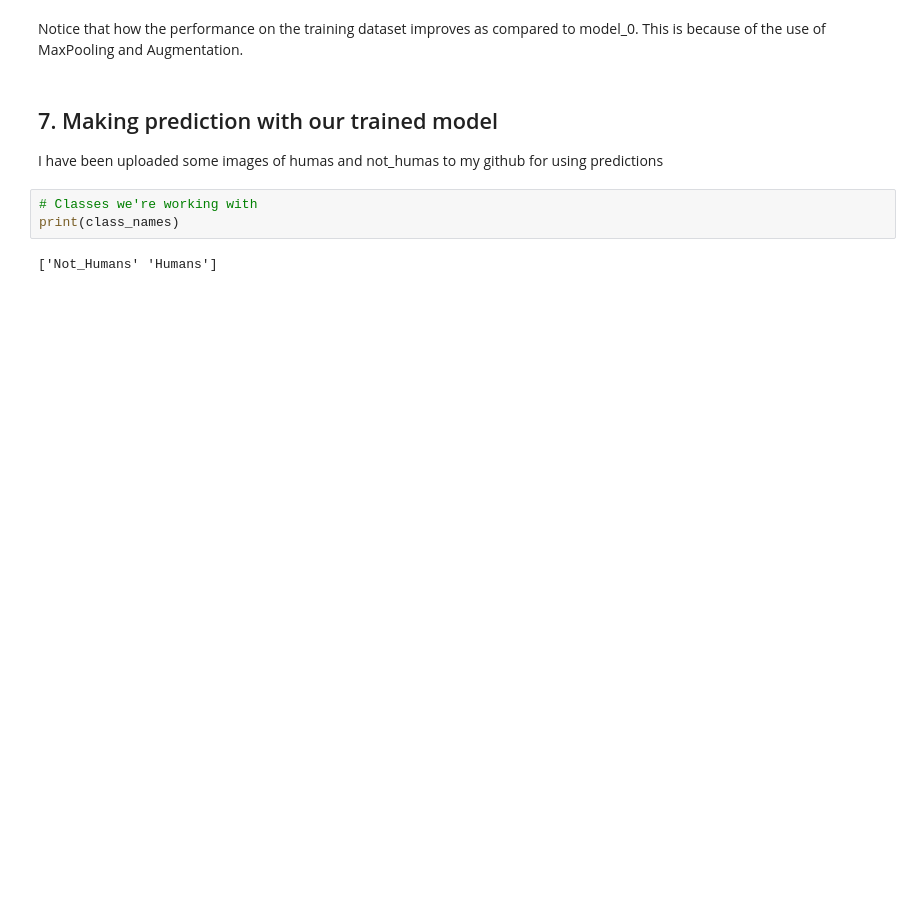
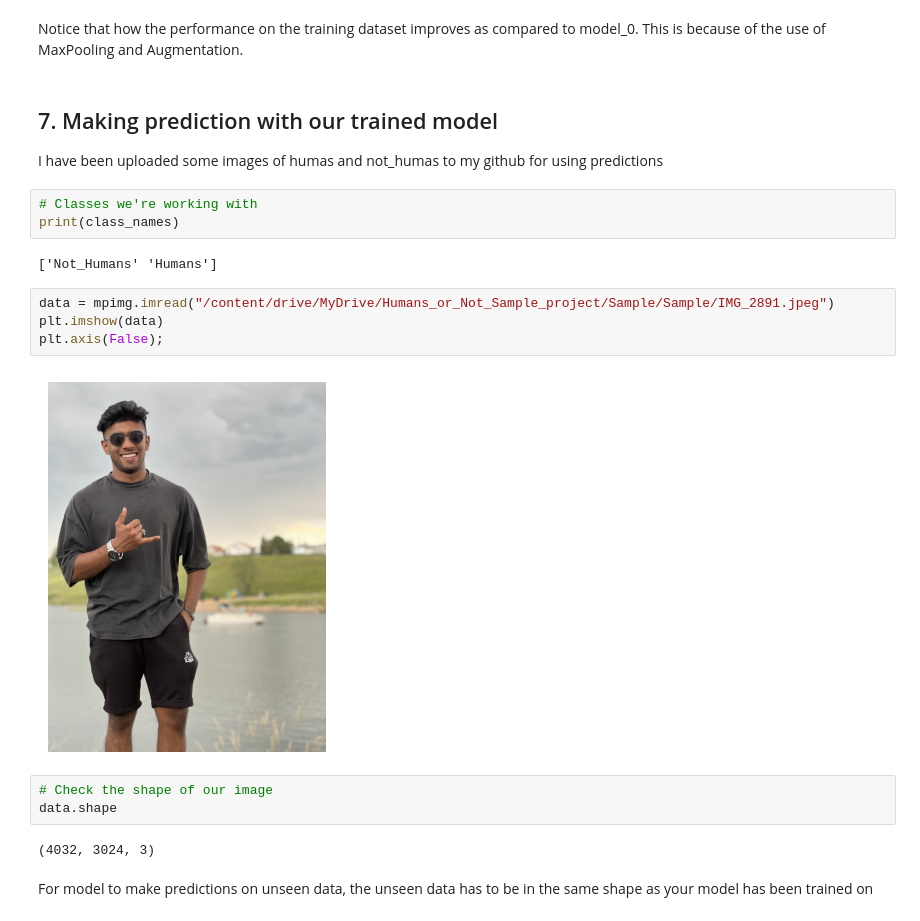
Before and after one commit to charles01george/Humans_or_not, a Jupyter notebook: Humans_or_not_Sample.ipynb, the cells around one changed output. Drawn from its saved outputs; the diff is of its cells as text; blank space fills up the shorter version.

```diff
--- a/Humans_or_not_Sample.ipynb
+++ b/Humans_or_not_Sample.ipynb
@@ -370,3 +370,16 @@ I have been uploaded some images of humas and not_humas to my github for using p
 print(class_names)
 # %% [output]
 ['Not_Humans' 'Humans']
+# %%
+data = mpimg.imread("/content/drive/MyDrive/Humans_or_Not_Sample_project/Sample/Sample/IMG_2891.jpeg")
+plt.imshow(data)
+plt.axis(False);
+# %% [output]
+[figure, added]
+# %%
+# Check the shape of our image
+data.shape
+# %% [output]
+(4032, 3024, 3)
+# %% [markdown]
+For model to make predictions on unseen data, the unseen data has to be in the same shape as your model has been trained on
```
Also changed, not shown: parts of 29 cells of this notebook.
